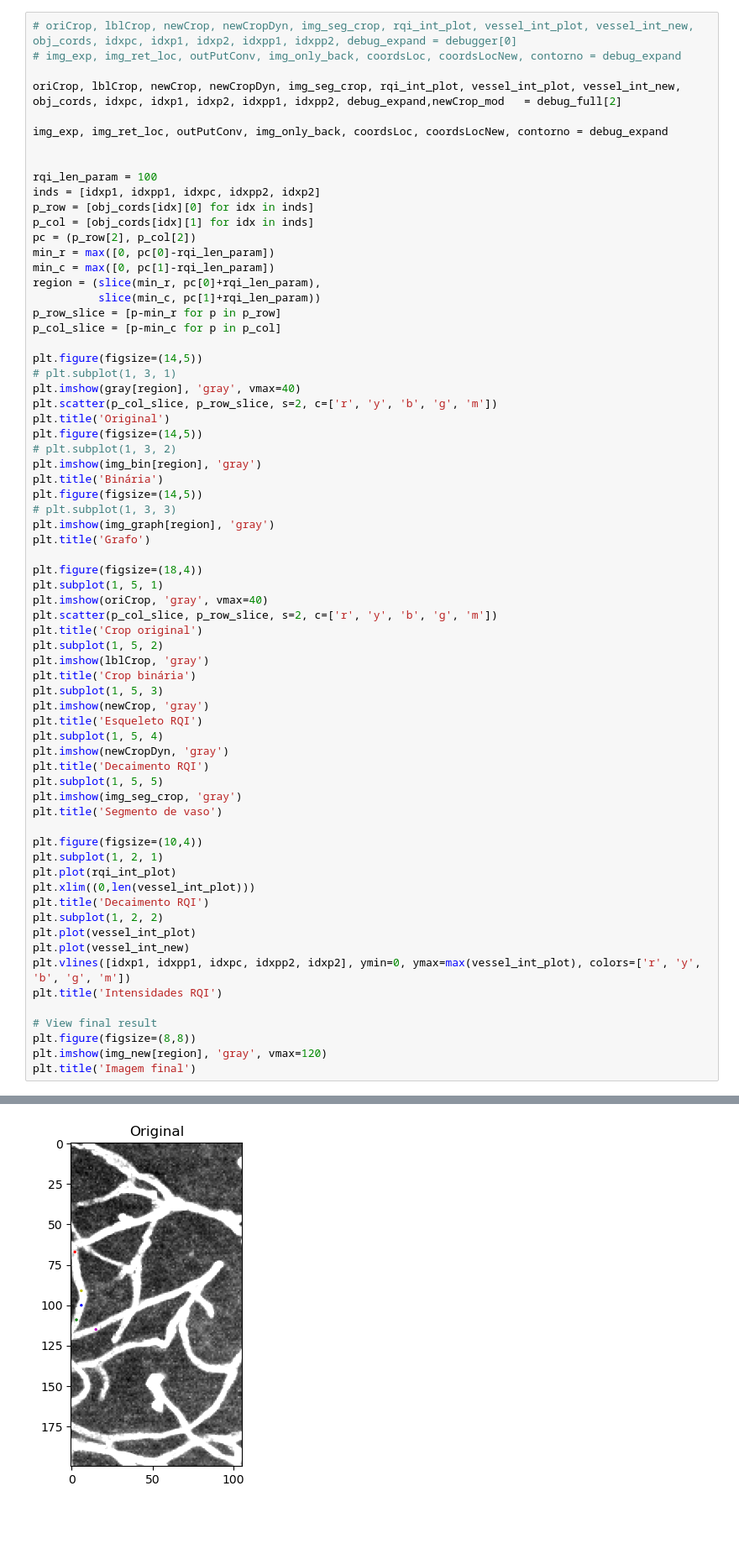
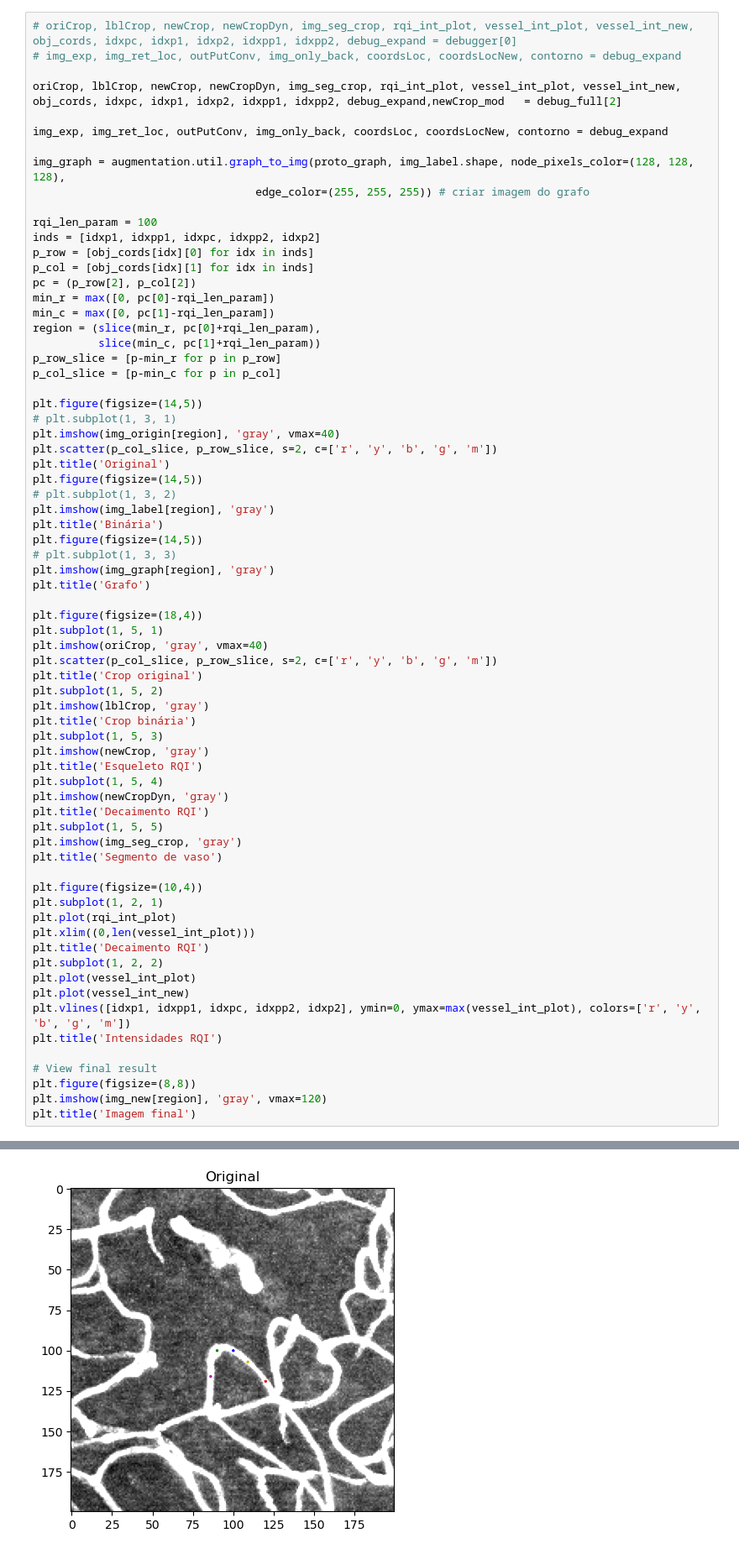
Before and after one commit to jpparella/vessel_salience, a Jupyter notebook: exemplo_gerador.ipynb, the cells around one changed output, grey strips where cells are left out. Shown at 84% size. Saved outputs shown, nothing was run; the diff lists cells and outputs as text; blank space fills up the shorter version.

```diff
--- a/exemplo_gerador.ipynb
+++ b/exemplo_gerador.ipynb
@@ -86,6 +39,8 @@ oriCrop, lblCrop, newCrop, newCropDyn, img_seg_crop, rqi_int_plot, vessel_int_pl
 
 img_exp, img_ret_loc, outPutConv, img_only_back, coordsLoc, coordsLocNew, contorno = debug_expand
 
+img_graph = augmentation.util.graph_to_img(proto_graph, img_label.shape, node_pixels_color=(128, 128, 128),
+                                  edge_color=(255, 255, 255)) # criar imagem do grafo
 
 rqi_len_param = 100
 inds = [idxp1, idxpp1, idxpc, idxpp2, idxp2]
@@ -101,12 +56,12 @@ p_col_slice = [p-min_c for p in p_col]
 
 plt.figure(figsize=(14,5))
 # plt.subplot(1, 3, 1)
-plt.imshow(gray[region], 'gray', vmax=40)
+plt.imshow(img_origin[region], 'gray', vmax=40)
 plt.scatter(p_col_slice, p_row_slice, s=2, c=['r', 'y', 'b', 'g', 'm'])
 plt.title('Original')
 plt.figure(figsize=(14,5))
 # plt.subplot(1, 3, 2)
-plt.imshow(img_bin[region], 'gray')
+plt.imshow(img_label[region], 'gray')
 plt.title('Binária')
 plt.figure(figsize=(14,5))
 # plt.subplot(1, 3, 3)
@@ -121,31 +76,31 @@ plt.title('Crop original')
 plt.subplot(1, 5, 2)
 plt.imshow(lblCrop, 'gray')
 plt.title('Crop binária')
 plt.subplot(1, 5, 3)
 plt.imshow(newCrop, 'gray')
 plt.title('Esqueleto RQI')
 plt.subplot(1, 5, 4)
 plt.imshow(newCropDyn, 'gray')
 plt.title('Decaimento RQI')
 plt.subplot(1, 5, 5)
 plt.imshow(img_seg_crop, 'gray')
 plt.title('Segmento de vaso')
 
 plt.figure(figsize=(10,4))
 plt.subplot(1, 2, 1)
 plt.plot(rqi_int_plot)
 plt.xlim((0,len(vessel_int_plot)))
 plt.title('Decaimento RQI')
 plt.subplot(1, 2, 2)
 plt.plot(vessel_int_plot)
 plt.plot(vessel_int_new)
 plt.vlines([idxp1, idxpp1, idxpc, idxpp2, idxp2], ymin=0, ymax=max(vessel_int_plot), colors=['r', 'y', 'b', 'g', 'm'])
 plt.title('Intensidades RQI')
 
 # View final result
 plt.figure(figsize=(8,8))
 plt.imshow(img_new[region], 'gray', vmax=120)
 plt.title('Imagem final')
 # %% [output]
 Text(0.5, 1.0, 'Imagem final')
-[figure, old version]
+[figure, new version]
```
Also changed, not shown: parts of 3 cells of this notebook, 4 other files.
